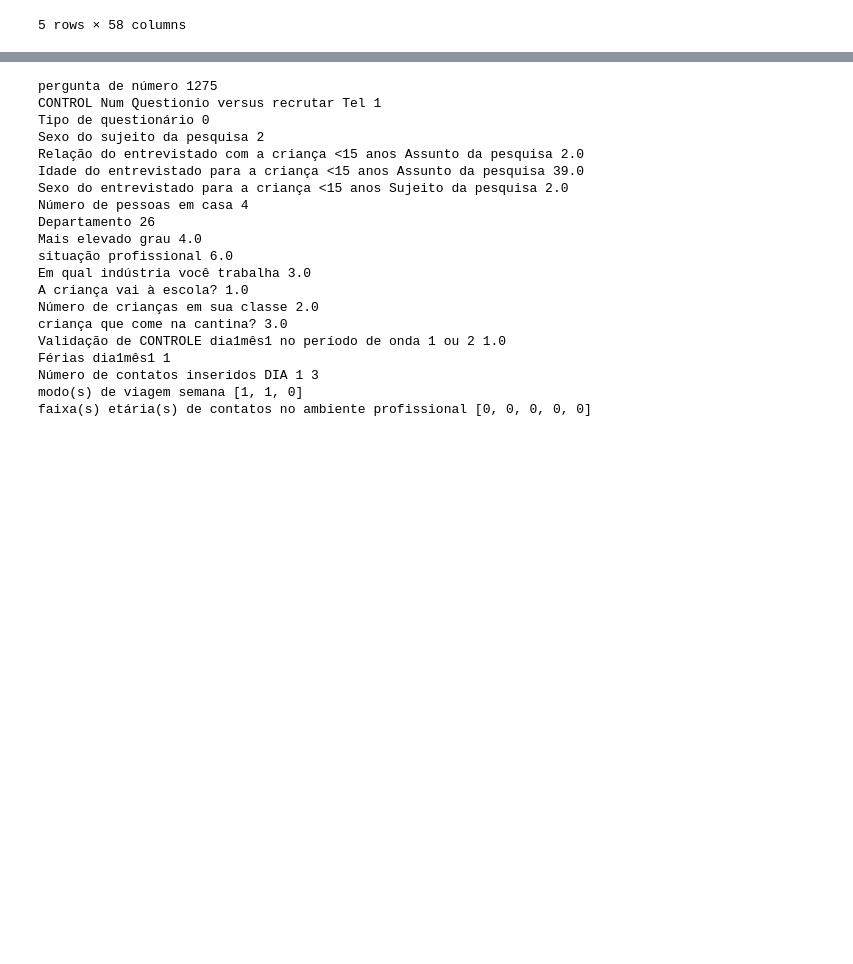
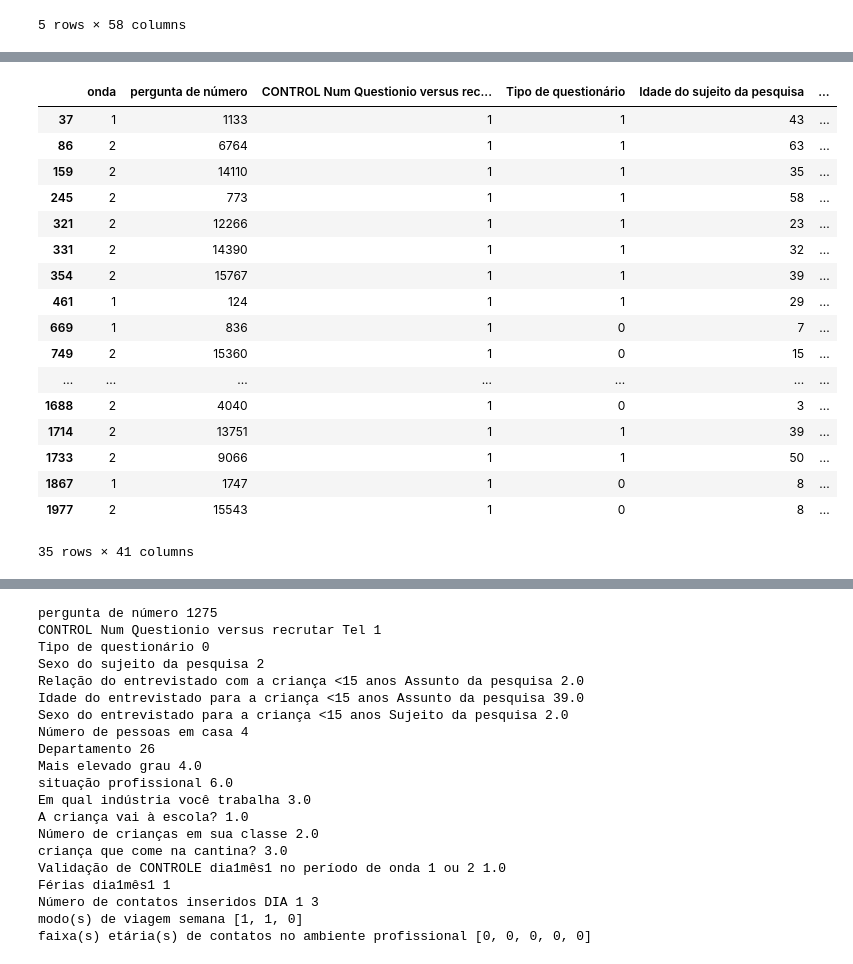
Before and after one commit to intcarlosmiguel/pesquisa_mestrado, a Jupyter notebook: main.ipynb, the cells around one changed output, grey strips where cells are left out. Saved outputs shown, nothing was run; the diff lists cells and outputs as text; code cells hidden in the pictures; blank space fills up the shorter version.

```diff
--- a/main.ipynb
+++ b/main.ipynb
@@ -33,22 +23,0 @@ idades = [i[:i.index(-1)] if(-1 in i) else i for i in idades]
-# %%
-for i in idade:
-    data.drop(i, inplace=True, axis=1)
-data['AGE PERSONNE'] = idades
-# %%
-modes = [i for i in data.columns if('mode(s)' in i)]
-for i in range(len(modes)):
-    mode = list(data.columns).index(modes[i])
-    mode = data.columns[mode:mode+3]
-    modes_ = [list(i) for i in data[mode].fillna(-1).values]
-    modes_ = [i[:i.index(-1)] if(-1 in i) else i for i in modes_]
-    for j in mode:
-        data.drop(j, inplace=True, axis=1)
-    data[modes[i]] = modes_
-# %%
-tranches = [i for i in data.columns if('tranche(s)' in i)][0]
-tranche = list(data.columns).index(tranches)
-tranche_ = data.columns[tranche:tranche+5]
-tranche = [list(i) for i in data[tranche_].fillna(0).values]
-for i in tranche_:
-    data.drop(i, inplace=True, axis=1)
-data[tranches] = tranche
@@ -64,0 +24,6 @@ data.head()
+# %%
+df = change_age(data)
+df = change_mode(df)
+df = change_traches(df)
+df = change_column(df)
+df.head()
@@ -65,2 +62,23 @@ data.head()
+# %%
+df[df['Em qual indústria você trabalha'] == 99]
+# %% [output]
+|  | onda | pergunta de número | CONTROL Num Questionio versus rec... | Tipo de questionário | Idade do sujeito da pesquisa | ... |
+| 37 | 1 | 1133 | 1 | 1 | 43 | ... |
+| 86 | 2 | 6764 | 1 | 1 | 63 | ... |
+| 159 | 2 | 14110 | 1 | 1 | 35 | ... |
+| 245 | 2 | 773 | 1 | 1 | 58 | ... |
+| 321 | 2 | 12266 | 1 | 1 | 23 | ... |
+| 331 | 2 | 14390 | 1 | 1 | 32 | ... |
+| 354 | 2 | 15767 | 1 | 1 | 39 | ... |
+| 461 | 1 | 124 | 1 | 1 | 29 | ... |
+| 669 | 1 | 836 | 1 | 0 | 7 | ... |
+| 749 | 2 | 15360 | 1 | 0 | 15 | ... |
+| ... | ... | ... | ... | ... | ... | ... |
+| 1688 | 2 | 4040 | 1 | 0 | 3 | ... |
+| 1714 | 2 | 13751 | 1 | 1 | 39 | ... |
+| 1733 | 2 | 9066 | 1 | 1 | 50 | ... |
+| 1867 | 1 | 1747 | 1 | 0 | 8 | ... |
+| 1977 | 2 | 15543 | 1 | 0 | 8 | ... |
+35 rows × 41 columns
 # %%
 # %% [output]
```
Also changed, not shown: parts of 17 cells of this notebook, 3 other files.
